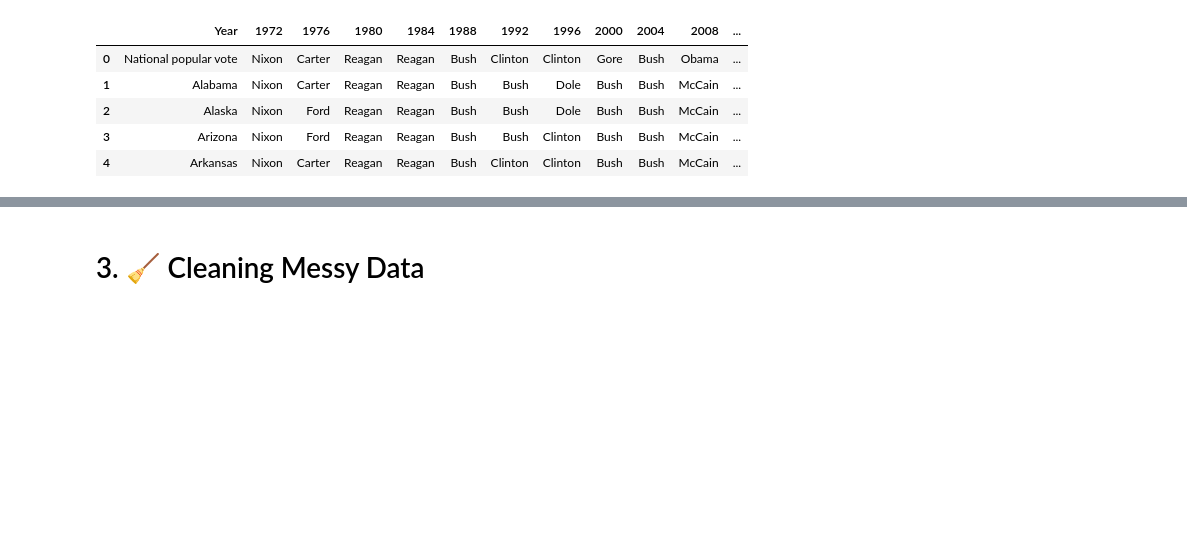
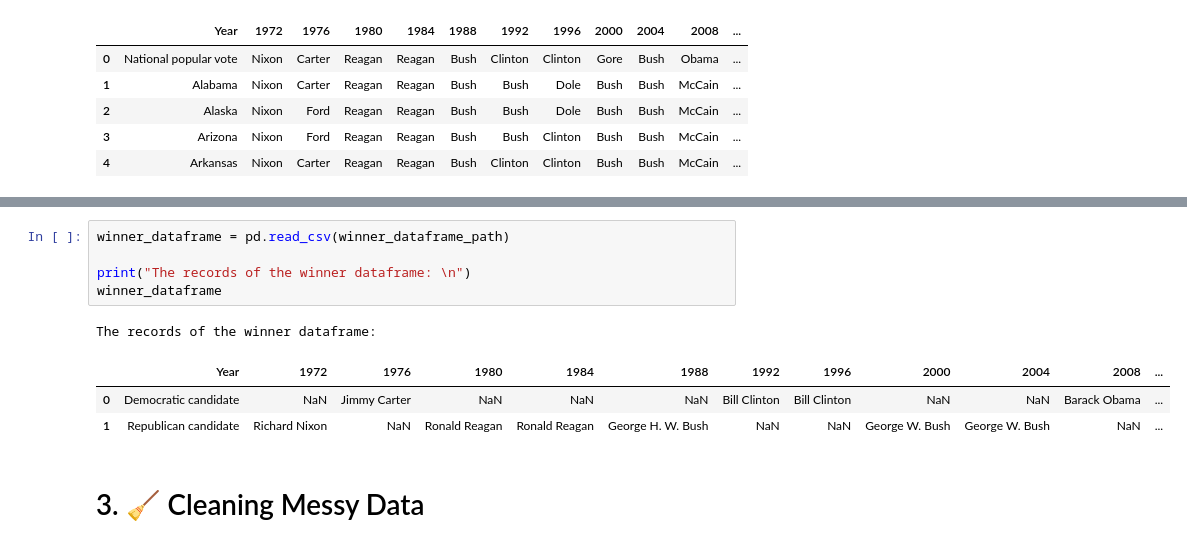
Before and after one commit to MYTE21/Red.Blue.States, a Jupyter notebook: notebooks/data_cleaning.ipynb, the cells around one changed output, grey strips where cells are left out. Cells and saved outputs as stored; diff of their text form; blank space fills up the shorter version.

```diff
--- a/notebooks/data_cleaning.ipynb
+++ b/notebooks/data_cleaning.ipynb
@@ -48,6 +45,16 @@ The first five records of the candidate dataframe:
 |  | Year | 1972 | 1976 | 1980 | 1984 | 1988 | 1992 | 1996 | 2000 | 2004 | 2008 | ... |
 | 0 | Democratic candidate | George McGovern | Jimmy Carter | Jimmy Carter | Walter Mondale | Michael Dukakis | Bill Clinton | Bill Clinton | Al Gore | John Kerry | Barack Obama | ... |
 | 1 | Republican candidate | Richard Nixon | Gerald Ford | Ronald Reagan | Ronald Reagan | George H. W. Bush | George H. W. Bush | Bob Dole | George W. Bush | George W. Bush | John McCain | ... |
+# %%
+winner_dataframe = pd.read_csv(winner_dataframe_path)
+
+print("The records of the winner dataframe: \n")
+winner_dataframe
+# %% [output]
+The records of the winner dataframe:
+|  | Year | 1972 | 1976 | 1980 | 1984 | 1988 | 1992 | 1996 | 2000 | 2004 | 2008 | ... |
+| 0 | Democratic candidate | NaN | Jimmy Carter | NaN | NaN | NaN | Bill Clinton | Bill Clinton | NaN | NaN | Barack Obama | ... |
+| 1 | Republican candidate | Richard Nixon | NaN | Ronald Reagan | Ronald Reagan | George H. W. Bush | NaN | NaN | George W. Bush | George W. Bush | NaN | ... |
 # %% [markdown]
 # 3. 🧹 Cleaning Messy Data
 # %% [markdown]
```
Also changed, not shown: parts of 8 cells of this notebook, 8 other files.
